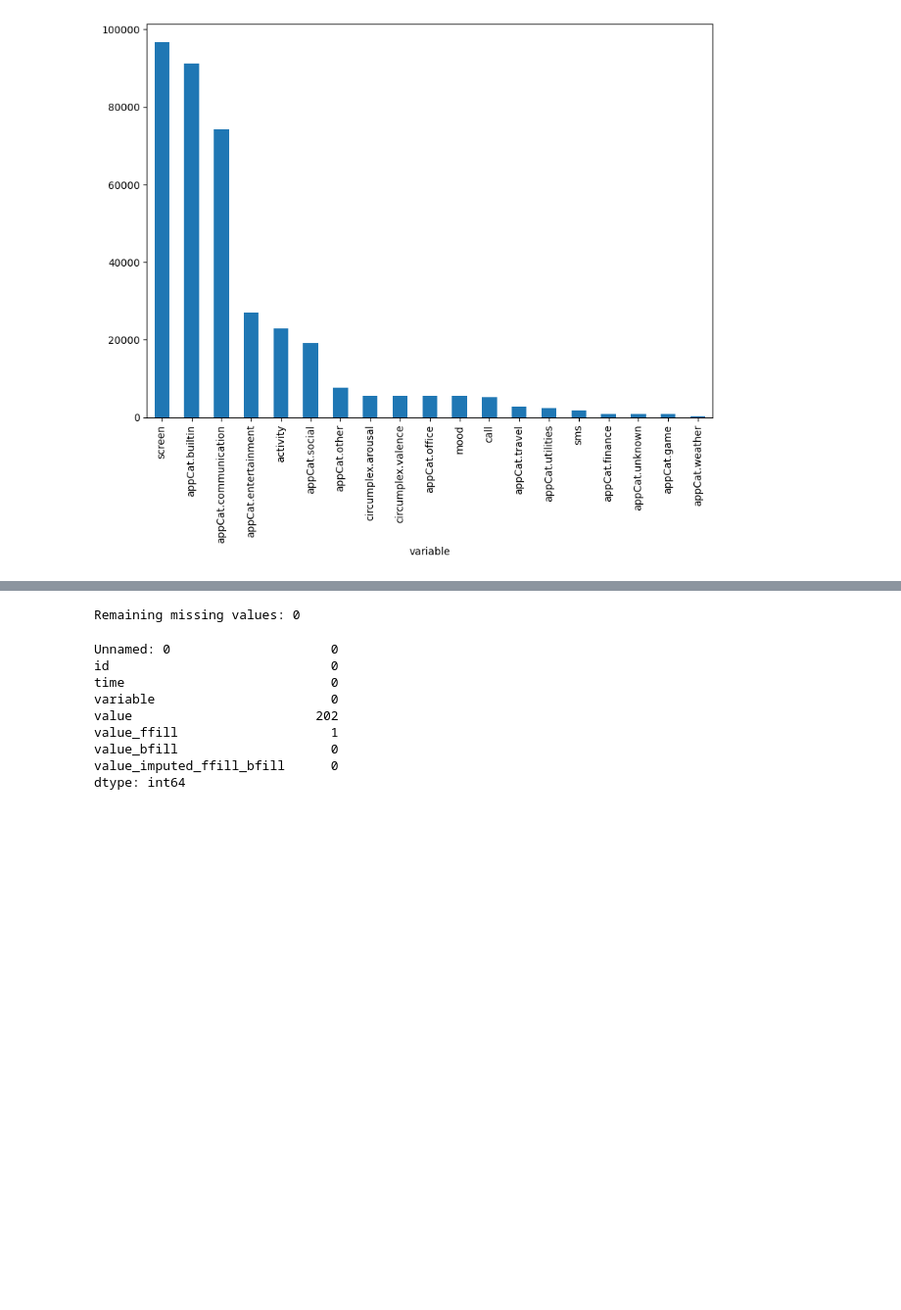
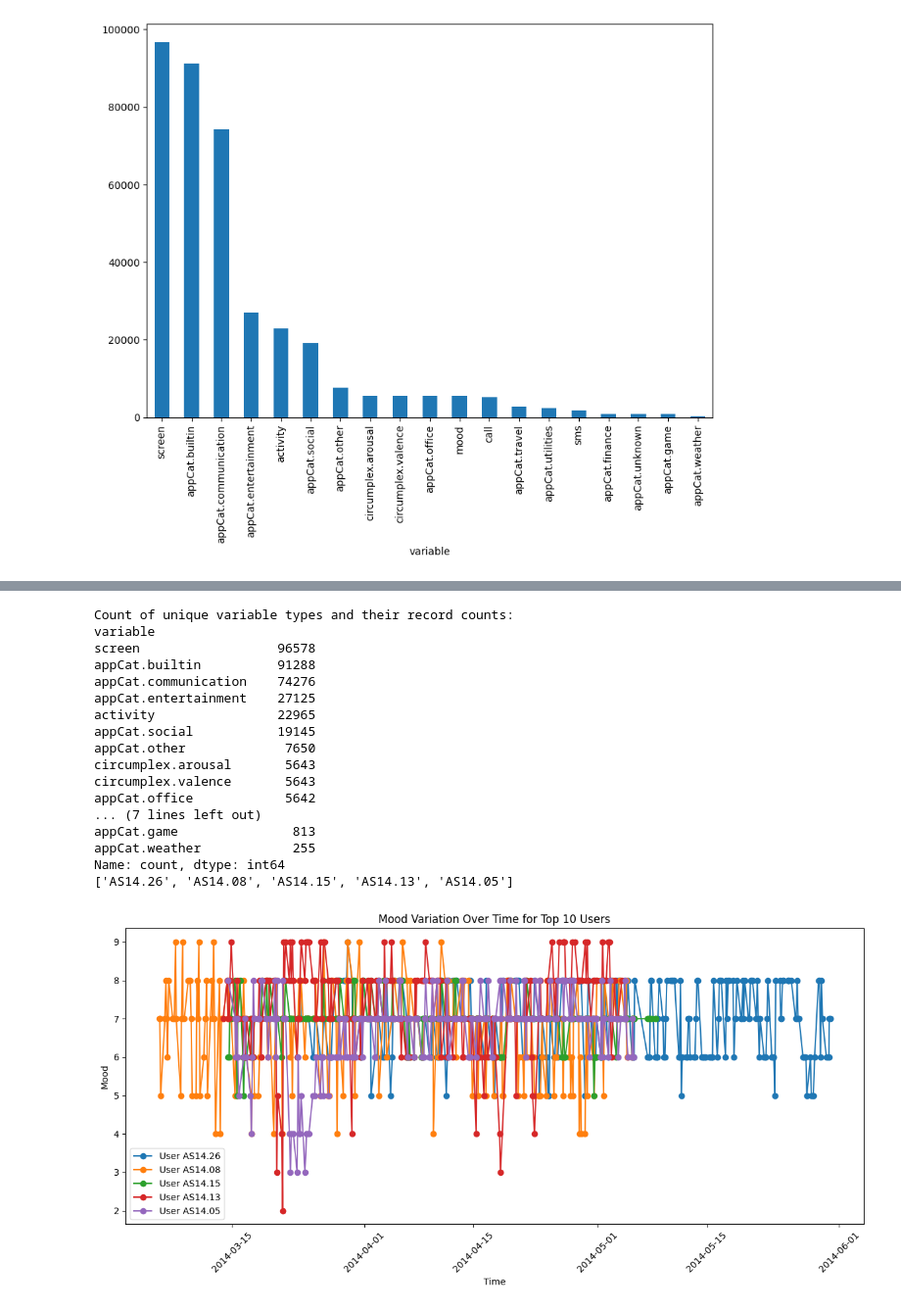
Before and after one commit to prathmesh-awate/Coastalbelt, a Jupyter notebook: main.ipynb, the cells around one changed output, grey strips where cells are left out. Shown at 98% size. Cells and saved outputs as stored; diff of their text form; code cells hidden in the pictures; blank space fills up the shorter version.

```diff
--- a/main.ipynb
+++ b/main.ipynb
@@ -335,27 +128,47 @@ dtype: int64
-# %%
-# Sort for time-aware fill
-df = df.sort_values(by=['id', 'variable', 'time'])
-
-# Forward and then backward fill
-df['value_ffill'] = df.groupby(['id', 'variable'])['value'].ffill()
-df['value_bfill'] = df.groupby(['id', 'variable'])['value_ffill'].bfill()
-
-# Final imputed column using forward+backward fill
-df['value_imputed_ffill_bfill'] = df['value_bfill']
-
-# Check missing values after imputation
-print("Remaining missing values:", df['value_imputed_ffill_bfill'].isna().sum())
-# %% [output]
-Remaining missing values: 0
-# %%
-print(df.isnull().sum())
-# %% [output]
-Unnamed: 0                     0
-id                             0
-time                           0
-variable                       0
-value                        202
-value_ffill                    1
-value_bfill                    0
-value_imputed_ffill_bfill      0
-dtype: int64
+# %%
+# Count unique variable types and their frequencies
+print("Count of unique variable types and their record counts:")
+variable_counts = df['variable'].value_counts()
+print(variable_counts)
+
+#### Individual User Trends: Mood over Time for top 10 users
+# Filter for mood recordings only
+df_mood = df[df['variable'] == 'mood'].copy()
+
+# Count the number of mood records per user and get the top 10 users
+top10_ids = df_mood['id'].value_counts().head(5).index.tolist()
+print(top10_ids)
+
+plt.figure(figsize=(12, 6))
+
+# Plot mood variation for each top user
+for user in top10_ids:
+    df_user = df_mood[df_mood['id'] == user]
+    plt.plot(df_user['time'], df_user['value'], marker='o', linestyle='-', label=f'User {user}')
+
+plt.title('Mood Variation Over Time for Top 10 Users')
+plt.xlabel('Time')
+plt.ylabel('Mood')
+plt.xticks(rotation=45)
+plt.legend()
+plt.tight_layout()
+plt.show()
+# %% [output]
+Count of unique variable types and their record counts:
+variable
+screen                  96578
+appCat.builtin          91288
+appCat.communication    74276
+appCat.entertainment    27125
+activity                22965
+appCat.social           19145
+appCat.other             7650
+circumplex.arousal       5643
+circumplex.valence       5643
+appCat.office            5642
+... (7 lines left out)
+appCat.game               813
+appCat.weather            255
+Name: count, dtype: int64
+['AS14.26', 'AS14.08', 'AS14.15', 'AS14.13', 'AS14.05']
+[figure, added]
```
Also changed, not shown: parts of 48 cells of this notebook.
